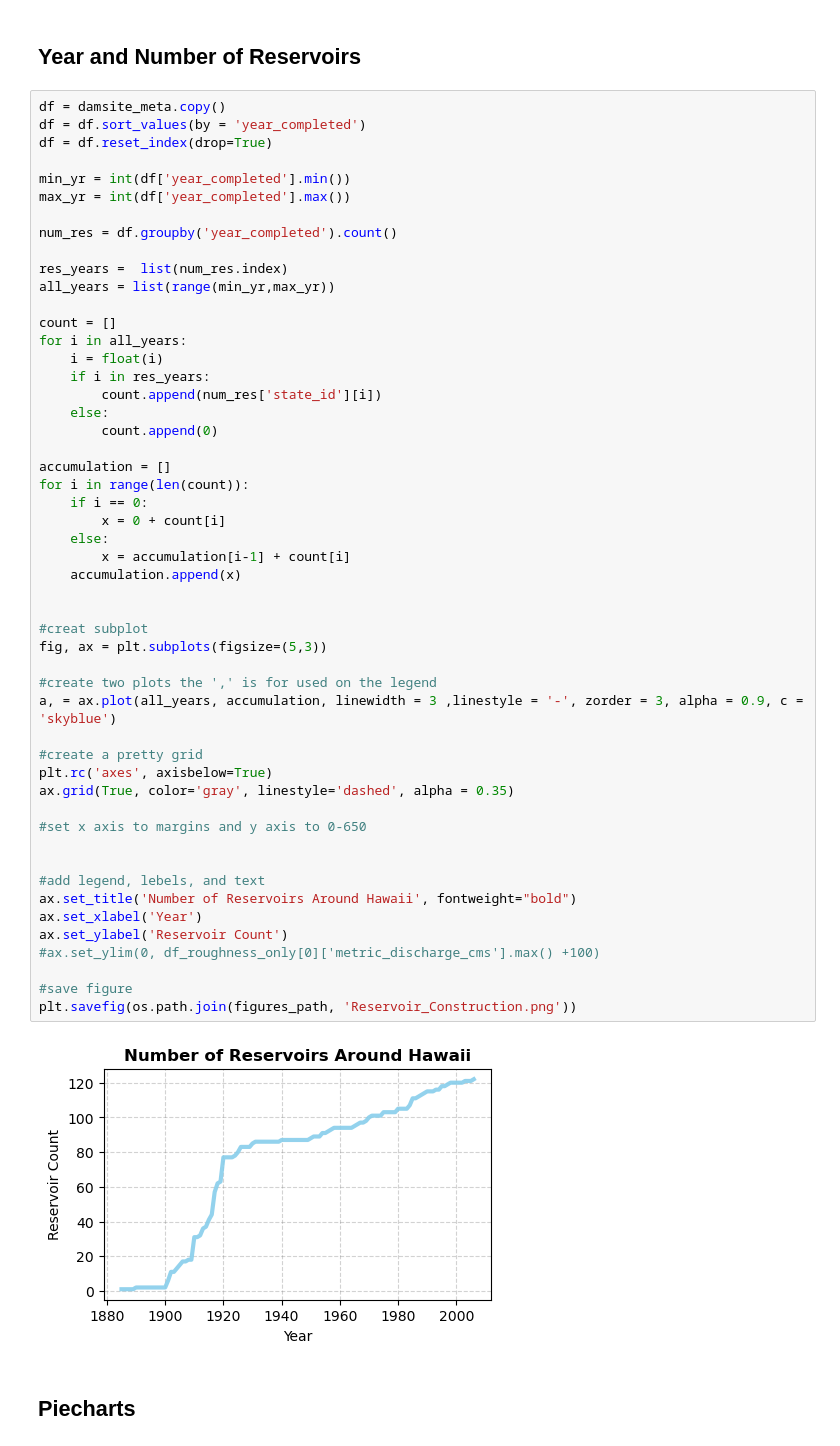
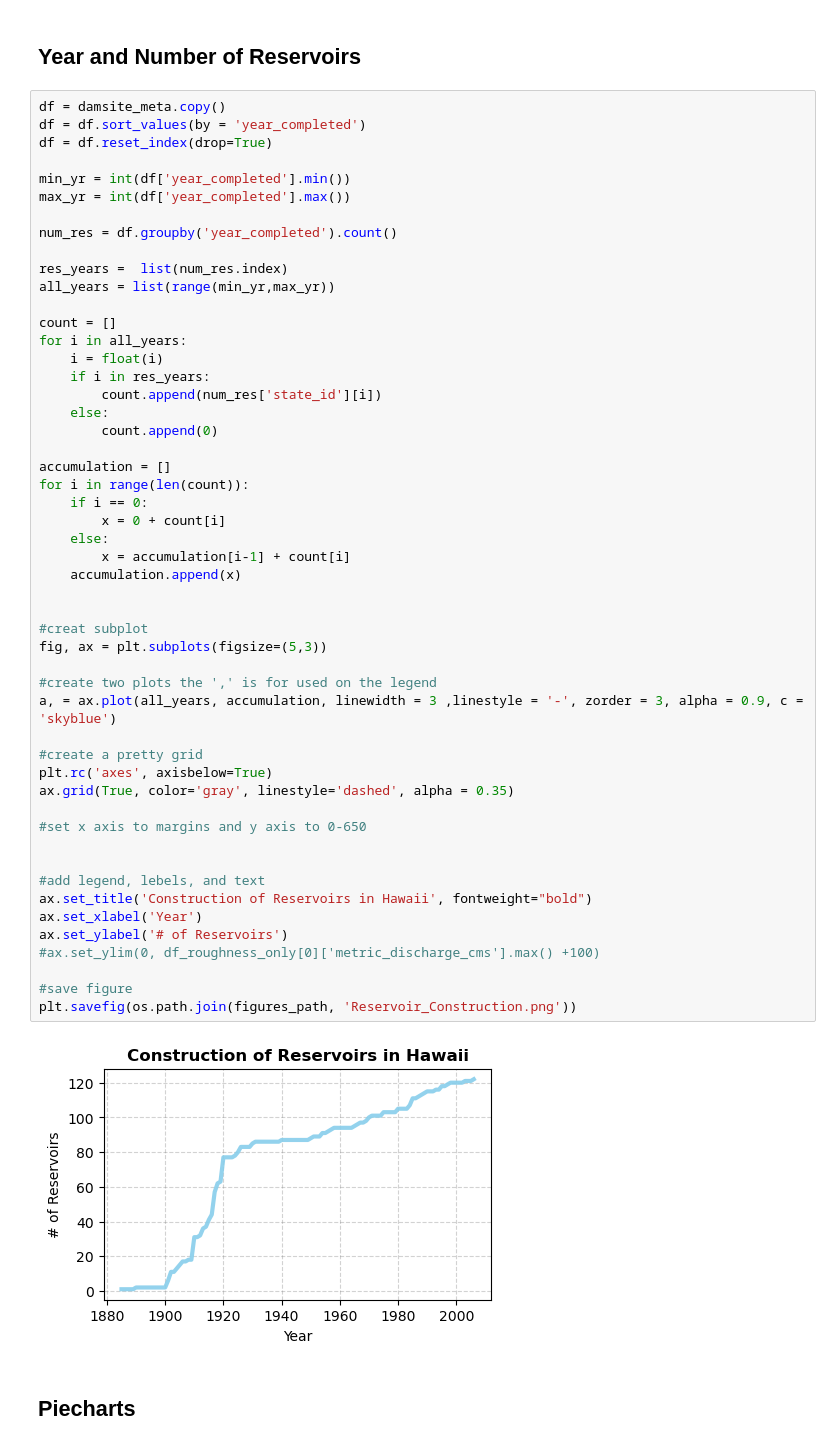
Before and after one commit to cshuler/SLC_Reservoir_Data, a Jupyter notebook: Scripts/additional_figures_damsite_data.ipynb, the cells around one changed output. Drawn from its saved outputs; the diff is of its cells as text.

```diff
--- a/Scripts/additional_figures_damsite_data.ipynb
+++ b/Scripts/additional_figures_damsite_data.ipynb
@@ -43,36 +43,36 @@ for i in all_years:
 
 accumulation = []
 for i in range(len(count)):
     if i == 0:
         x = 0 + count[i]
     else:
         x = accumulation[i-1] + count[i]
     accumulation.append(x)
 
 
 #creat subplot
 fig, ax = plt.subplots(figsize=(5,3))
 
 #create two plots the ',' is for used on the legend
 a, = ax.plot(all_years, accumulation, linewidth = 3 ,linestyle = '-', zorder = 3, alpha = 0.9, c = 'skyblue')
 
 #create a pretty grid
 plt.rc('axes', axisbelow=True)
 ax.grid(True, color='gray', linestyle='dashed', alpha = 0.35)
 
 #set x axis to margins and y axis to 0-650
 
 
 #add legend, lebels, and text
-ax.set_title('Number of Reservoirs Around Hawaii', fontweight="bold")
+ax.set_title('Construction of Reservoirs in Hawaii', fontweight="bold")
 ax.set_xlabel('Year')
-ax.set_ylabel('Reservoir Count')
+ax.set_ylabel('# of Reservoirs')
 #ax.set_ylim(0, df_roughness_only[0]['metric_discharge_cms'].max() +100)
 
 #save figure
 plt.savefig(os.path.join(figures_path, 'Reservoir_Construction.png'))
 # %% [output]
-[figure, old version]
+[figure, new version]
 # %% [markdown]
 ## Piecharts
 # %% [markdown]
```
Also changed, not shown: parts of 3 cells of this notebook, 3 other files.
